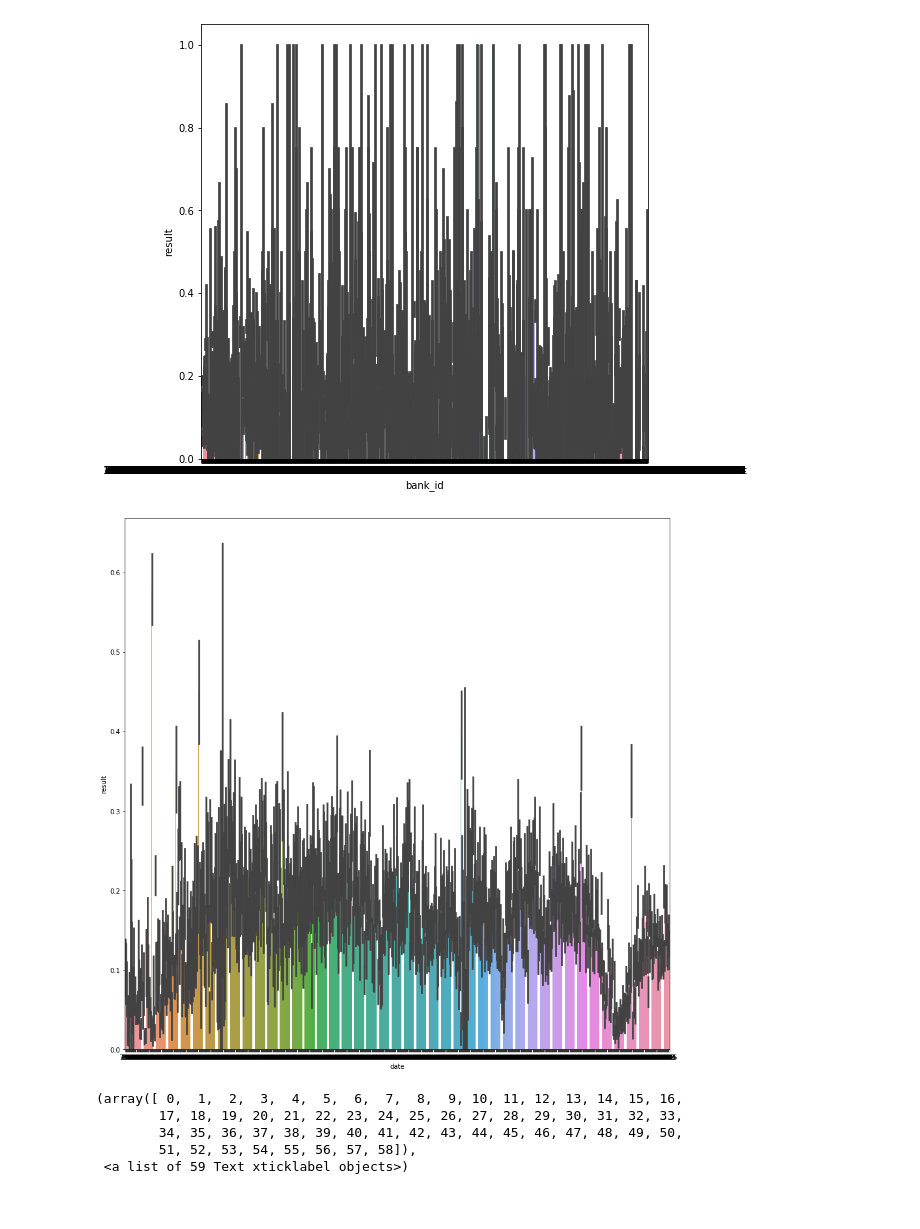
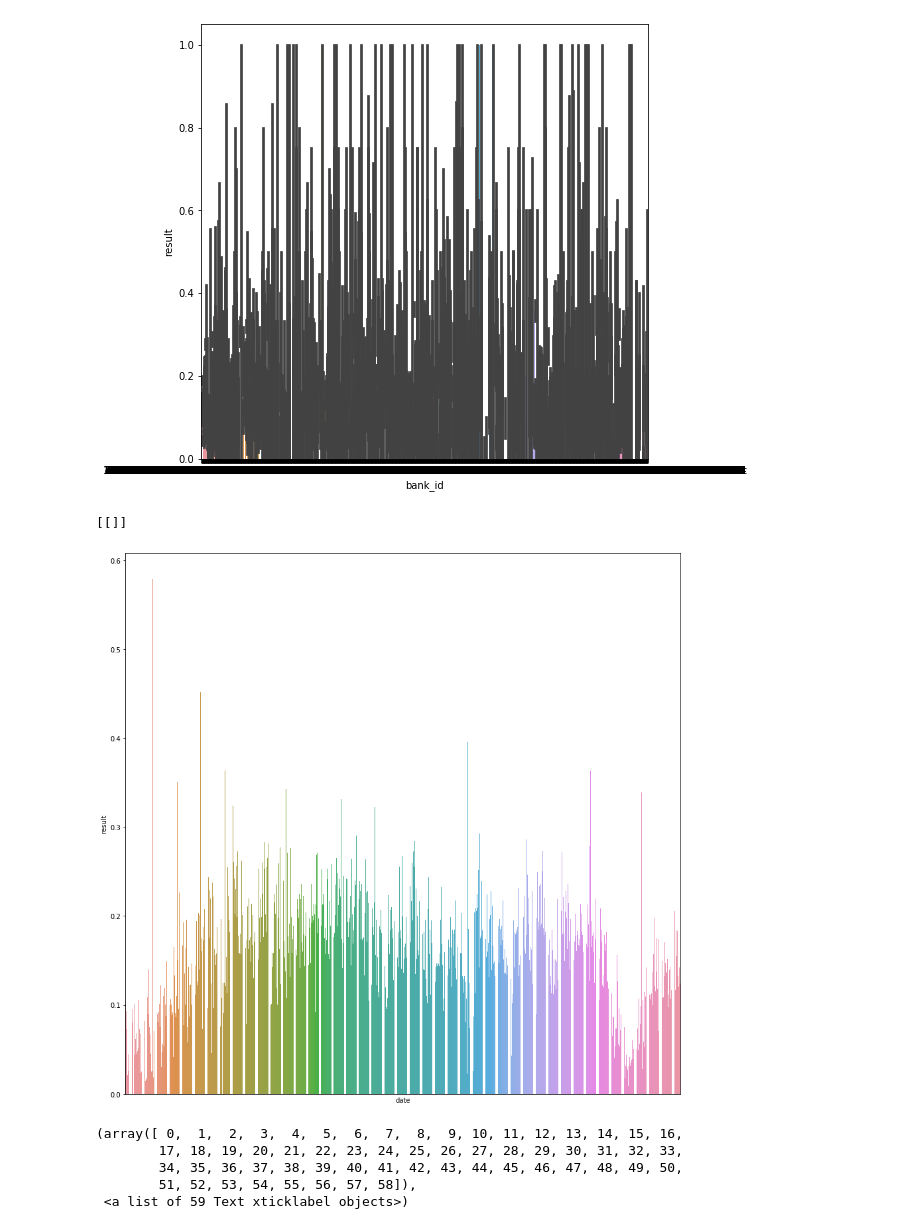
Before and after one commit to apaciorek/grouprong360, a Jupyter notebook: annette/visuals_qualityorder_nobuckets.ipynb, the cells around one changed output. Cells and saved outputs as stored; diff of their text form; code cells hidden in the pictures.

```diff
--- a/annette/visuals_qualityorder_nobuckets.ipynb
+++ b/annette/visuals_qualityorder_nobuckets.ipynb
@@ -361,10 +372,12 @@ fig = sns.barplot(x=feat, y="result", data = data)
 # %%
 feat = 'date'
 data = pd.concat([nob_df['result'], nob_df[feat]], axis = 1)
 f, ax = plt.subplots(figsize = (15,15))
-fig = sns.barplot(x=feat, y="result", data = data)
+fig = sns.barplot(x=feat, y="result", data = data, ci = None)
+fig.set(xticks = [])
 # %% [output]
+[[]]
-[figure, old version]
+[figure, new version]
 # %%
 feat = 'term'
 data = pd.concat([nob_df['result'], nob_df[feat]], axis = 1)
```
Also changed, not shown: parts of 4 cells of this notebook, 3 other files.
